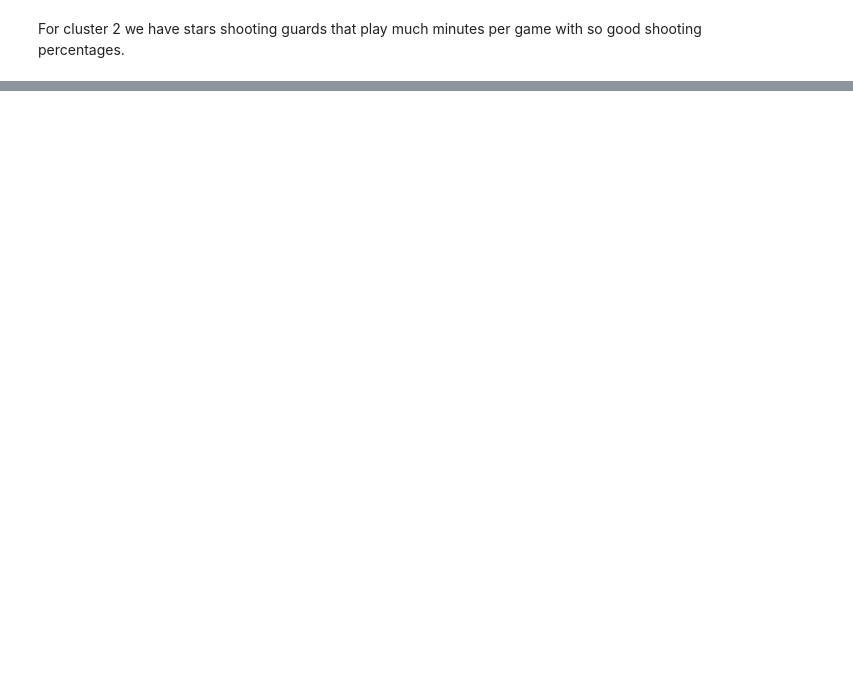
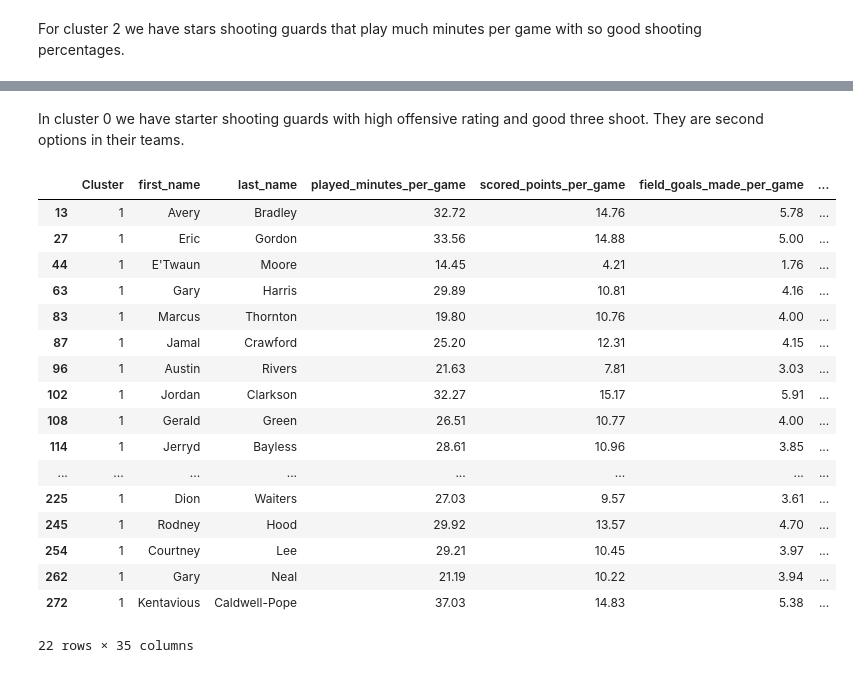
Before and after one commit to JoseRuizCasado/NBAPlayersClustering, a Jupyter notebook: SGClustering.ipynb, the cells around one changed output, grey strips where cells are left out. Drawn from its saved outputs; the diff is of its cells as text; code cells hidden in the pictures; blank space fills up the shorter version.

```diff
--- a/SGClustering.ipynb
+++ b/SGClustering.ipynb
@@ -476,0 +695,7 @@ In the cluster 5 we have role shooting guards. They can score with decent percen
+# %%
+sg_advanced['played_minutes_per_game'] = sg_advanced['played_minutes_per_game'].apply(lambda sec: sec/60)
+# %%
+pd.set_option('display.float_format', '{:.2f}'.format)
+sg_advanced_cluster0 = sg_advanced[sg_advanced['Cluster'] == 0]
+sg_advanced_cluster0 = sg_advanced_cluster0.drop(['player_id'], 1)
+sg_advanced_cluster0
@@ -476,0 +734,27 @@ In the cluster 5 we have role shooting guards. They can score with decent percen
+# %% [markdown]
+In cluster 0 we have starter shooting guards with high offensive rating and good three shoot. They are second options in
+their teams.
+# %%
+pd.set_option('display.float_format', '{:.2f}'.format)
+sg_advanced_cluster1 = sg_advanced[sg_advanced['Cluster'] == 1]
+sg_advanced_cluster1 = sg_advanced_cluster1.drop(['player_id'], 1)
+sg_advanced_cluster1
+# %% [output]
+|  | Cluster | first_name | last_name | played_minutes_per_game | scored_points_per_game | field_goals_made_per_game | ... |
+| 13 | 1 | Avery | Bradley | 32.72 | 14.76 | 5.78 | ... |
+| 27 | 1 | Eric | Gordon | 33.56 | 14.88 | 5.00 | ... |
+| 44 | 1 | E'Twaun | Moore | 14.45 | 4.21 | 1.76 | ... |
+| 63 | 1 | Gary | Harris | 29.89 | 10.81 | 4.16 | ... |
+| 83 | 1 | Marcus | Thornton | 19.80 | 10.76 | 4.00 | ... |
+| 87 | 1 | Jamal | Crawford | 25.20 | 12.31 | 4.15 | ... |
+| 96 | 1 | Austin | Rivers | 21.63 | 7.81 | 3.03 | ... |
+| 102 | 1 | Jordan | Clarkson | 32.27 | 15.17 | 5.91 | ... |
+| 108 | 1 | Gerald | Green | 26.51 | 10.77 | 4.00 | ... |
+| 114 | 1 | Jerryd | Bayless | 28.61 | 10.96 | 3.85 | ... |
+| ... | ... | ... | ... | ... | ... | ... | ... |
+| 225 | 1 | Dion | Waiters | 27.03 | 9.57 | 3.61 | ... |
+| 245 | 1 | Rodney | Hood | 29.92 | 13.57 | 4.70 | ... |
+| 254 | 1 | Courtney | Lee | 29.21 | 10.45 | 3.97 | ... |
+| 262 | 1 | Gary | Neal | 21.19 | 10.22 | 3.94 | ... |
+| 272 | 1 | Kentavious | Caldwell-Pope | 37.03 | 14.83 | 5.38 | ... |
+22 rows × 35 columns
```
Also changed, not shown: parts of 57 cells of this notebook, 6 other files.
